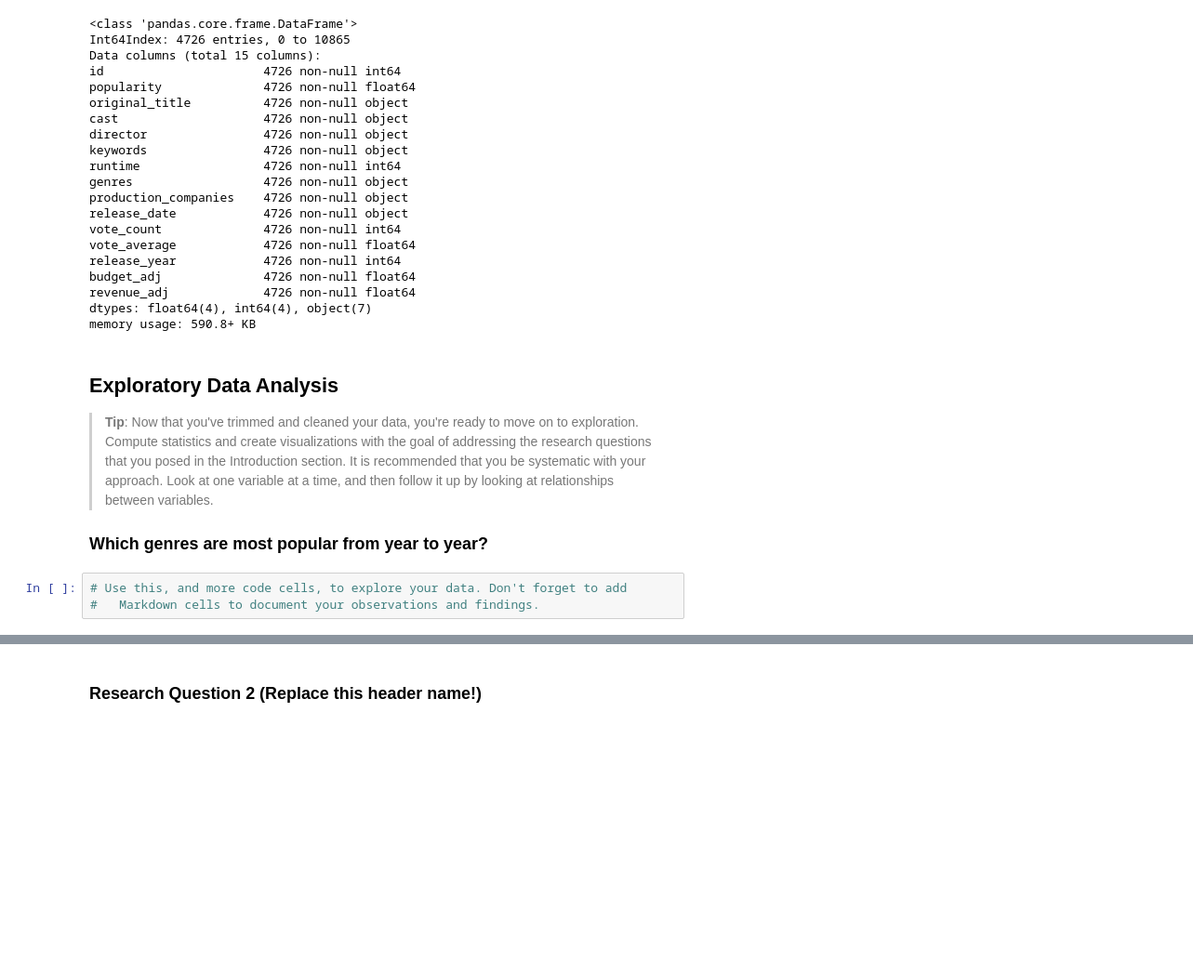
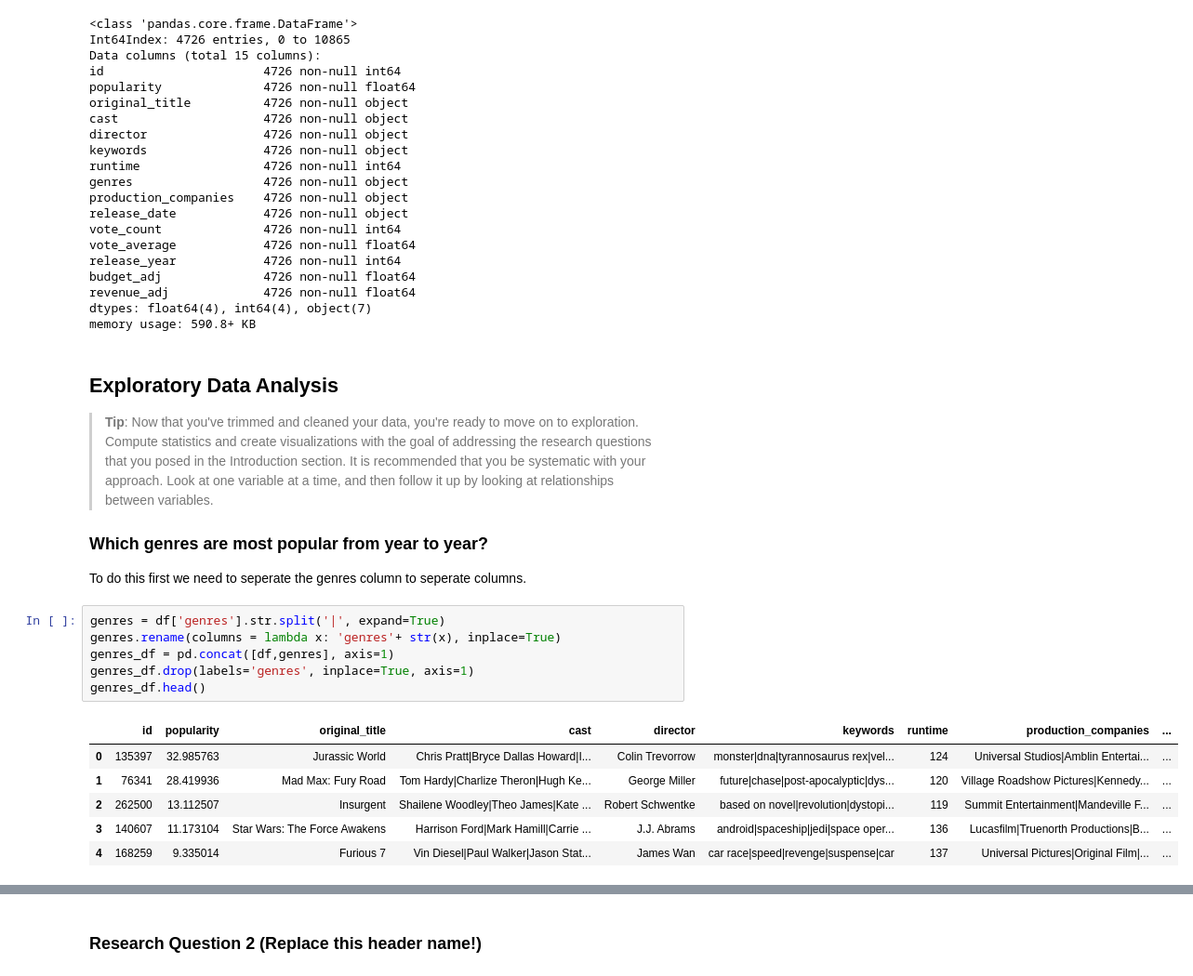
Before and after one commit to danielmiguel320/dand_investigate_data_set, a Jupyter notebook: investigate-a-dataset-template.ipynb, the cells around one changed output, grey strips where cells are left out. Shown: that part at 93% size. Cells and saved outputs as stored; diff of their text form; blank space fills up the shorter version.

```diff
--- a/investigate-a-dataset-template.ipynb
+++ b/investigate-a-dataset-template.ipynb
@@ -151,6 +151,17 @@ memory usage: 590.8+ KB
 > **Tip**: Now that you've trimmed and cleaned your data, you're ready to move on to exploration. Compute statistics and create visualizations with the goal of addressing the research questions that you posed in the Introduction section. It is recommended that you be systematic with your approach. Look at one variable at a time, and then follow it up by looking at relationships between variables.
 
 ### Which genres are most popular from year to year?
+To do this first we need to seperate the genres column to seperate columns.
-# %%
-# Use this, and more code cells, to explore your data. Don't forget to add
-#   Markdown cells to document your observations and findings.
+# %%
+genres = df['genres'].str.split('|', expand=True)
+genres.rename(columns = lambda x: 'genres'+ str(x), inplace=True)
+genres_df = pd.concat([df,genres], axis=1)
+genres_df.drop(labels='genres', inplace=True, axis=1)
+genres_df.head()
+# %% [output]
+|  | id | popularity | original_title | cast | director | keywords | runtime | production_companies | ... |
+| 0 | 135397 | 32.985763 | Jurassic World | Chris Pratt|Bryce Dallas Howard|I... | Colin Trevorrow | monster|dna|tyrannosaurus rex|vel... | 124 | Universal Studios|Amblin Entertai... | ... |
+| 1 | 76341 | 28.419936 | Mad Max: Fury Road | Tom Hardy|Charlize Theron|Hugh Ke... | George Miller | future|chase|post-apocalyptic|dys... | 120 | Village Roadshow Pictures|Kennedy... | ... |
+| 2 | 262500 | 13.112507 | Insurgent | Shailene Woodley|Theo James|Kate ... | Robert Schwentke | based on novel|revolution|dystopi... | 119 | Summit Entertainment|Mandeville F... | ... |
+| 3 | 140607 | 11.173104 | Star Wars: The Force Awakens | Harrison Ford|Mark Hamill|Carrie ... | J.J. Abrams | android|spaceship|jedi|space oper... | 136 | Lucasfilm|Truenorth Productions|B... | ... |
+| 4 | 168259 | 9.335014 | Furious 7 | Vin Diesel|Paul Walker|Jason Stat... | James Wan | car race|speed|revenge|suspense|car | 137 | Universal Pictures|Original Film|... | ... |
```
Also changed, not shown: parts of 2 cells of this notebook, 1 other file.
